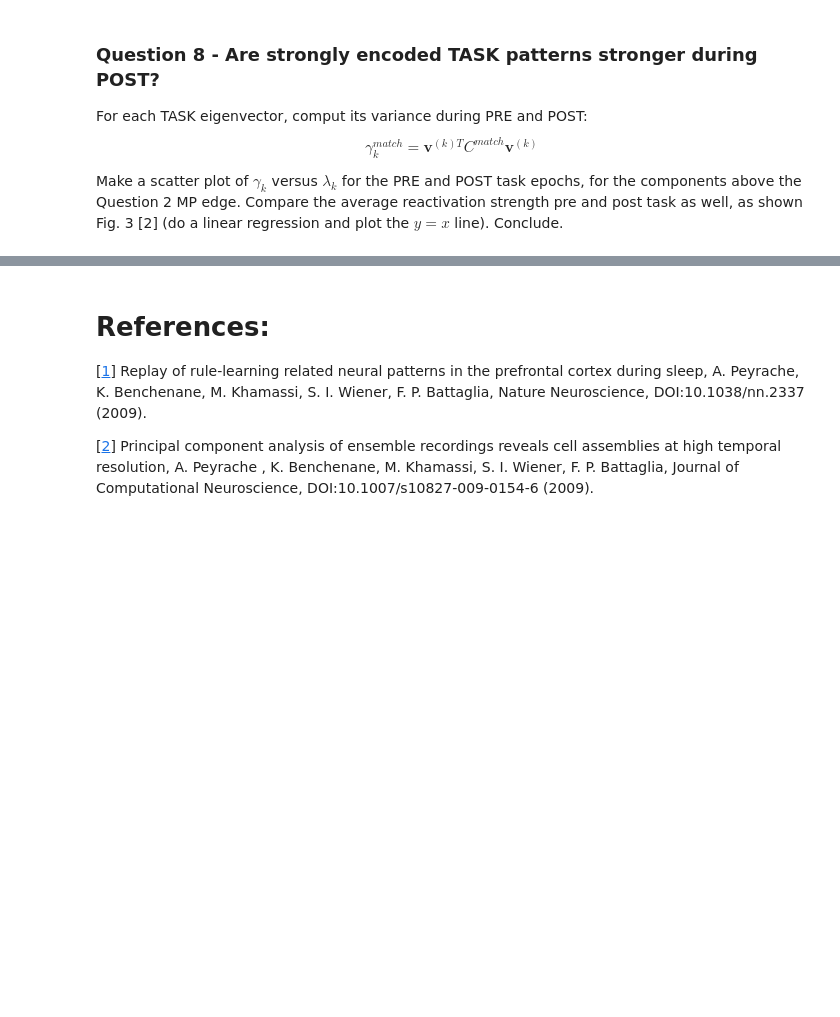
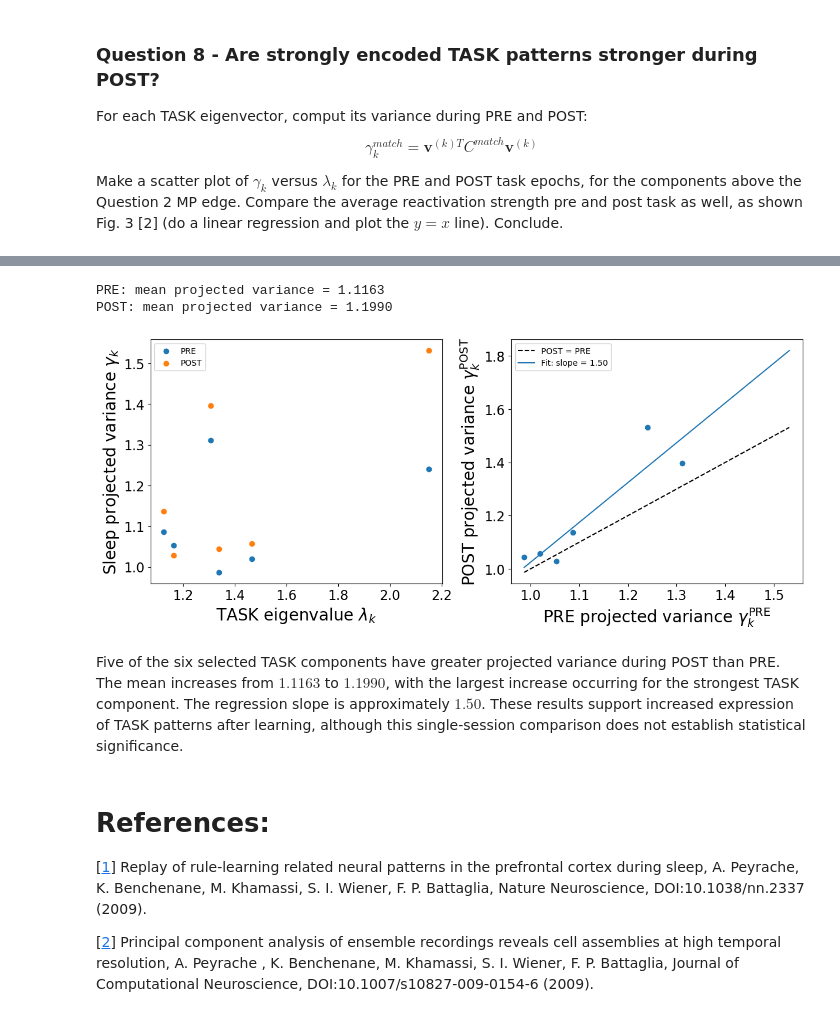
Before and after one commit to Marshhall/Sleep_Neural_Replay, a Jupyter notebook: main.ipynb, the cells around one changed output, grey strips where cells are left out. Saved outputs shown, nothing was run; the diff lists cells and outputs as text; code cells hidden in the pictures; blank space fills up the shorter version.

```diff
--- a/main.ipynb
+++ b/main.ipynb
@@ -485,6 +560,80 @@ Make a scatter plot of $\gamma_k$ versus $\lambda_k$ for the PRE and POST task e
 Compare the average reactivation strength pre and post task as well, as shown Fig. 3 [2] (do a linear regression and plot the $y=x$ line). Conclude.
 # %% [markdown]
 ![Fig3_2](Fig3_2.png)
+# %%
+from scipy.stats import linregress
+
+# Original TASK components and noise threshold.
+evals_task, evecs_task = np.linalg.eigh(C_task)
+M_task, L = S_task.shape
+lambda_plus = (1 + np.sqrt(L / M_task))**2
+
+signal = evals_task > lambda_plus
+lambdas = evals_task[signal]
+V = evecs_task[:, signal]
+
+gamma = {}
+
+for label, path in zip(
+    ("PRE", "POST"),
+    (datapaths[0], datapaths[2])
+):
+    S_match = bin_spikes(np.loadtxt(path))
+    Y_match = (
+        (S_match - S_match.mean(axis=0))
+        / S_match.std(axis=0, ddof=1)
+    )
+
+    # Each column contains scores along one retained TASK component.
+    projections = Y_match @ V
+
+    # Equivalent to v_k.T @ C_match @ v_k for each component.
+    gamma[label] = projections.var(axis=0, ddof=1)
+
+    print(f"{label}: mean projected variance = {gamma[label].mean():.4f}")
+
+
+fig, axes = plt.subplots(
+    1, 2, figsize=(12, 5),
+    constrained_layout=True
+)
+
+# Sleep expression versus TASK strength.
+for label in ("PRE", "POST"):
+    axes[0].scatter(lambdas, gamma[label], label=label)
+
+axes[0].set_xlabel(r"TASK eigenvalue $\lambda_k$")
+axes[0].set_ylabel(r"Sleep projected variance $\gamma_k$")
+axes[0].legend()
+
+# POST versus PRE for the same TASK patterns.
+x, y = gamma["PRE"], gamma["POST"]
+axes[1].scatter(x, y)
+
+lo = min(x.min(), y.min())
+hi = max(x.max(), y.max())
+grid = np.linspace(lo, hi, 100)
+
+axes[1].plot(grid, grid, "k--", label="POST = PRE")
+
+if len(x) >= 2 and np.ptp(x) > 0:
+    fit = linregress(x, y)
+    axes[1].plot(
+        grid, fit.intercept + fit.slope * grid,
+        label=f"Fit: slope = {fit.slope:.2f}"
+    )
+
+axes[1].set_xlabel(r"PRE projected variance $\gamma_k^{\mathrm{PRE}}$")
+axes[1].set_ylabel(r"POST projected variance $\gamma_k^{\mathrm{POST}}$")
+axes[1].legend()
+
+plt.show()
+# %% [output]
+PRE: mean projected variance = 1.1163
+POST: mean projected variance = 1.1990
+[figure, added]
+# %% [markdown]
+Five of the six selected TASK components have greater projected variance during POST than PRE. The mean increases from $1.1163$ to $1.1990$, with the largest increase occurring for the strongest TASK component. The regression slope is approximately $1.50$. These results support increased expression of TASK patterns after learning, although this single-session comparison does not establish statistical significance.
 # %% [markdown]
 # References:
 
```
Also changed, not shown: parts of 4 cells of this notebook.
